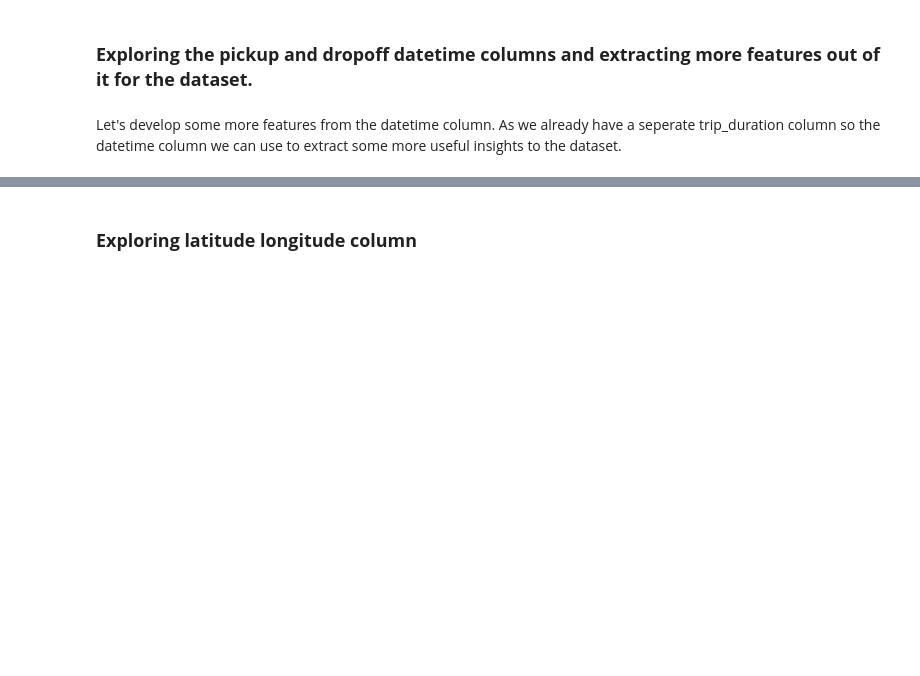
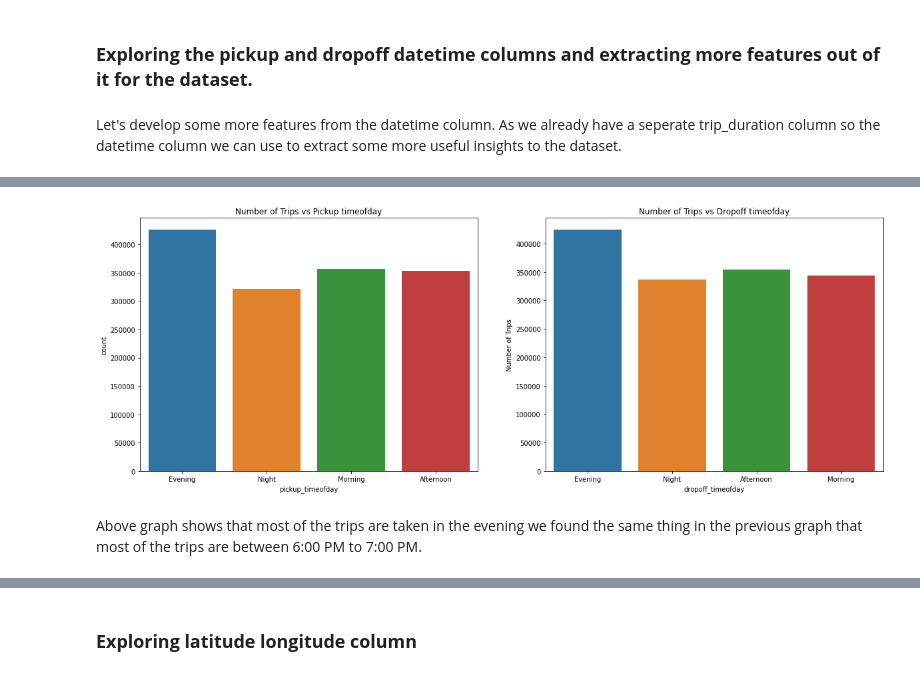
Before and after one commit to Prashant-Shaw/NYC-Taxi-Trip-Time-Prediction, a Jupyter notebook: NYC_Taxi_Trip_Time_Prediction_Capstone_Project.ipynb, the cells around one changed output, grey strips where cells are left out. Drawn from its saved outputs; the diff is of its cells as text; code cells hidden in the pictures; blank space fills up the shorter version.

```diff
--- a/NYC_Taxi_Trip_Time_Prediction_Capstone_Project.ipynb
+++ b/NYC_Taxi_Trip_Time_Prediction_Capstone_Project.ipynb
@@ -293,7 +325,7 @@ def time_of_day(hr):
     return 'Morning'
   elif hr>=12 and hr<17:
     return 'Afternoon'
-  elif hr>=17 and hr<21:
+  elif hr>=17 and hr<22:
     return 'Evening'
   else:
     return 'Night'
@@ -301,6 +333,22 @@ def time_of_day(hr):
 #Making columns 'pickup_timeofday' and 'dropoff_timeofday' from 'pickup_hr' and 'dropoff_hr' column
 nyc_taxi_df['pickup_timeofday'] = nyc_taxi_df['pickup_hr'].apply(time_of_day)
 nyc_taxi_df['dropoff_timeofday'] = nyc_taxi_df['dropoff_hr'].apply(time_of_day)
+# %%
+#Plotting countplots for pickup_timeofday and dropoff_timeofday.
+figure,(fig5,fig6) = plt.subplots(ncols = 2,figsize=(20,7))
+fig5.set_title("Number of Trips vs Pickup timeofday")
+ax = sns.countplot(x = 'pickup_timeofday', data = nyc_taxi_df, ax = fig5)
+ax = plt.xlabel("pickup_timeofday")
+ax = plt.ylabel("Number of Trips")
+fig6.set_title("Number of Trips vs Dropoff timeofday")
+ax = sns.countplot(x = 'dropoff_timeofday', data = nyc_taxi_df, ax = fig6)
+ax = plt.xlabel("dropoff_timeofday")
+ax = plt.ylabel("Number of Trips")
+plt.show()
+# %% [output]
+[figure, added]
+# %% [markdown]
+Above graph shows that most of the trips are taken in the evening we found the same thing in the previous graph that most of the trips are between 6:00 PM to 7:00 PM.
 # %%
 #Extracting trip_month from datetime to visualize which month there was more trips.
 nyc_taxi_df['trip_month'] = nyc_taxi_df['pickup_datetime'].dt.month
```
Also changed, not shown: parts of 11 cells of this notebook.
